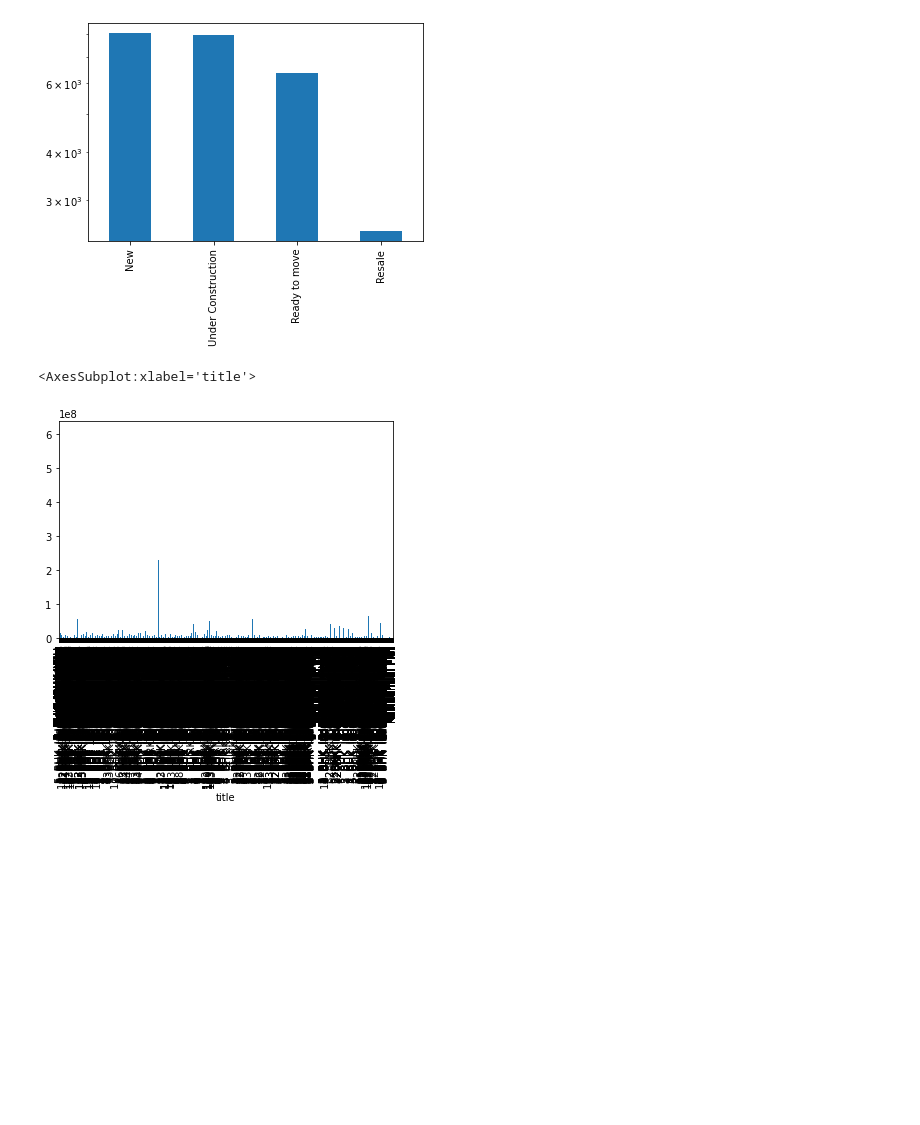
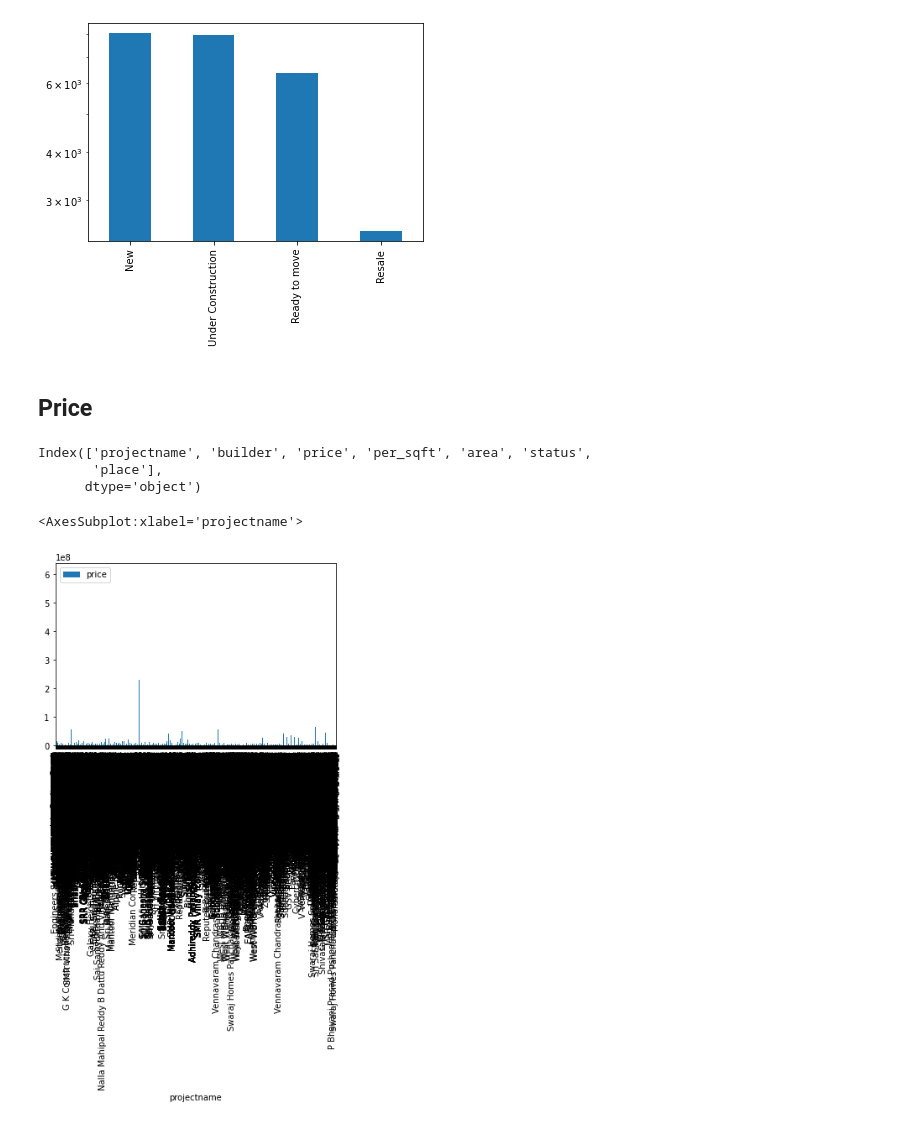
Before and after one commit to icy-i/Web_Scraping_And_Data_Analysis, a Jupyter notebook: Observation.ipynb, the cells around one changed output. Cells and saved outputs as stored; diff of their text form; code cells hidden in the pictures; blank space fills up the shorter version.

```diff
--- a/Observation.ipynb
+++ b/Observation.ipynb
@@ -400,5 +391,15 @@ plt.yscale('log')
+# %% [markdown]
+## Price
 # %%
-#df['price'].plot.bar()
+dk=pd.DataFrame(df)
-# %% [output]
-<AxesSubplot:xlabel='title'>
-[figure, removed]
+# %%
+dk.columns
+# %% [output]
+Index(['projectname', 'builder', 'price', 'per_sqft', 'area', 'status',
+       'place'],
+      dtype='object')
+# %%
+dk.plot.bar('projectname','price')
+# %% [output]
+<AxesSubplot:xlabel='projectname'>
+[figure, added]
```
Also changed, not shown: parts of 28 cells of this notebook, 6 other files.
